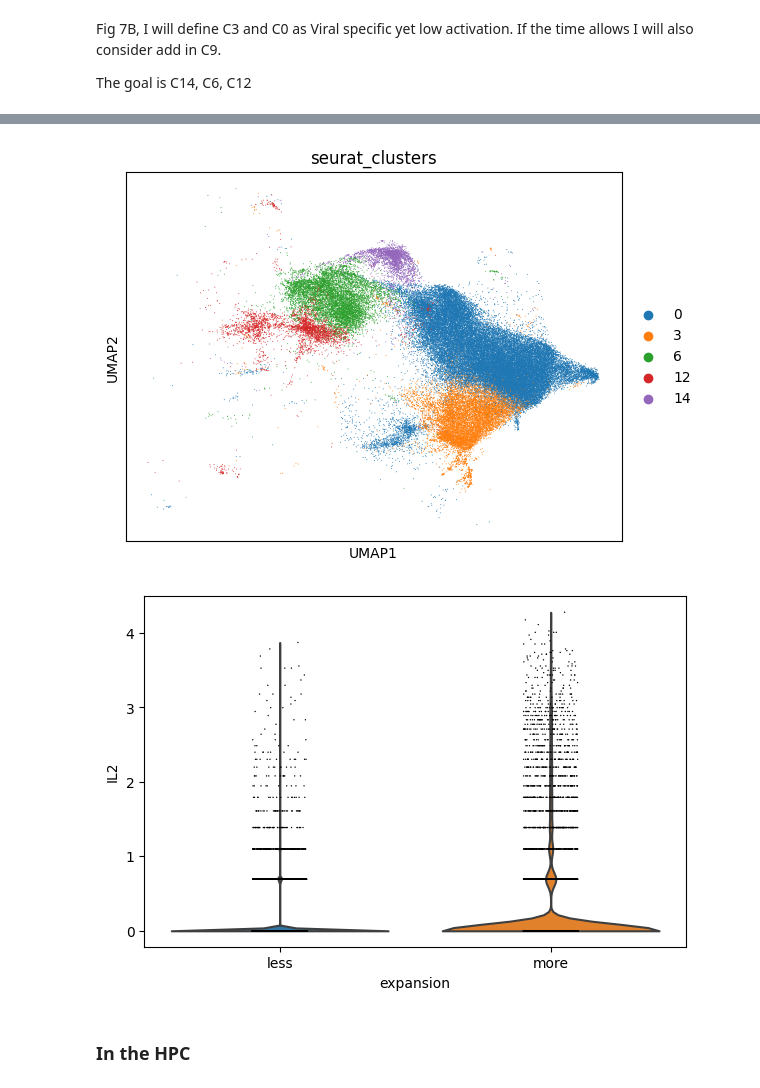
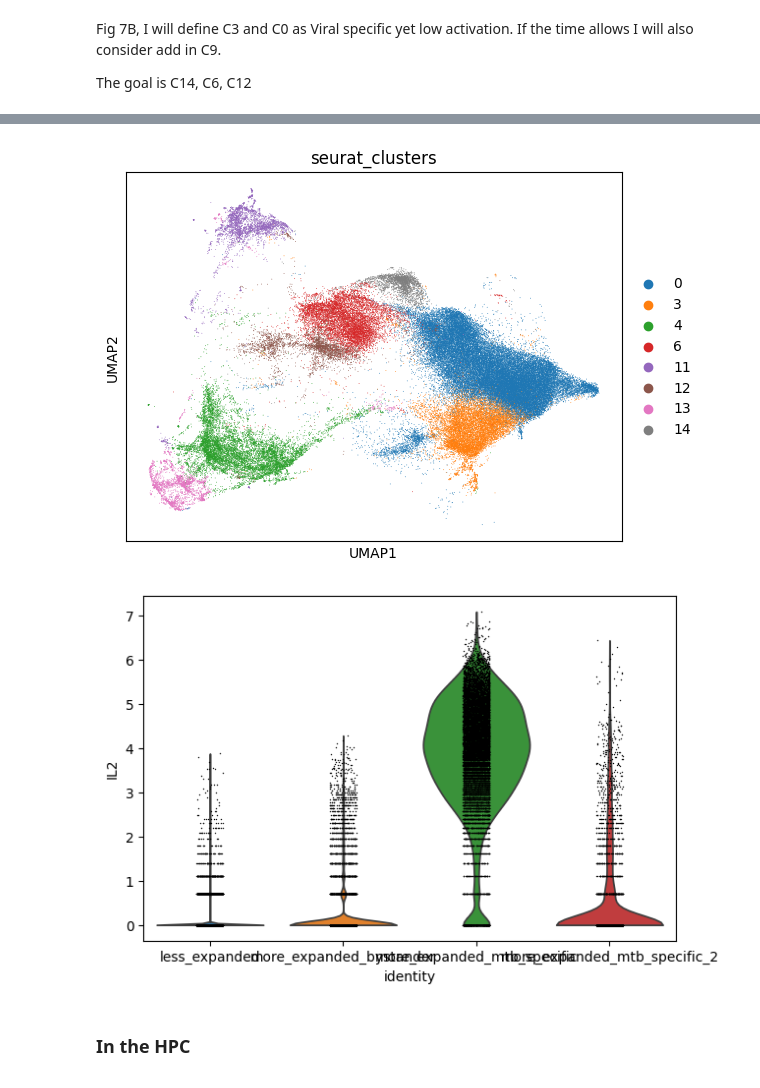
Before and after one commit to Ran-x2/mtb, a Jupyter notebook: Geneformer_hpc.ipynb, the cells around one changed output, grey strips where cells are left out. Saved outputs shown, nothing was run; the diff lists cells and outputs as text; code cells hidden in the pictures.

```diff
--- a/Geneformer_hpc.ipynb
+++ b/Geneformer_hpc.ipynb
@@ -23,7 +23,7 @@ import pickle as pkl
 from matplotlib.colors import LinearSegmentedColormap
 # %%
 os.chdir('E:/AAA_Labwork/capenterlab_mtb')
-# adata = sc.read_h5ad("SeuratProject.h5ad")
+adata = sc.read_h5ad("SeuratProject.h5ad")
 # %%
 adata
 # %% [output]
@@ -64,11 +69,16 @@ sc.pp.log1p(adata)
 # %%
 adata_less_expanded = adata[adata.obs['seurat_clusters'].isin(['0','3'])]
 adata_more_expanded = adata[adata.obs['seurat_clusters'].isin(['6','12','14'])]
-adata_geneformer = adata_less_expanded.concatenate(adata_more_expanded,batch_key='expansion',batch_categories=['less','more'])
+adata_mtb_specific = adata[adata.obs['seurat_clusters'].isin(['4','13'])]
+adata_mtb_2 = adata[adata.obs['seurat_clusters'].isin(['11'])]
+adata_geneformer = adata_less_expanded.concatenate(adata_more_expanded,adata_mtb_2, adata_mtb_specific, batch_key='identity',batch_categories=['less_expanded',
+                                                                                                                                  'more_expanded_bystander',
+                                                                                                                                  'more_expanded_mtb_specific_2',
+                                                                                                                                  'more_expanded_mtb_specific'])
 # %%
 sc.pl.umap(adata_geneformer,color = 'seurat_clusters')
 # %% [output]
-[figure, old version]
+[figure, new version]
 # %%
 del adata_geneformer.var
 del adata_geneformer.obsm
@@ -95,9 +105,9 @@ adata_new.obs['n_counts'] = adata_new.obs['nCount_RNA'].astype(float)
 # %%
 adata_new.write("geneformer_mtb_new.h5ad")
 # %%
-sc.pl.violin(adata_new, groupby='expansion', keys = 'IL2')
+sc.pl.violin(adata_new, groupby='identity', keys = 'IL2')
 # %% [output]
-[figure, old version]
+[figure, new version]
 # %%
 adata_new = sc.read_h5ad("geneformer_mtb_new.h5ad")
 # %%
```
Also changed, not shown: parts of 7 cells of this notebook, 2 other files.
